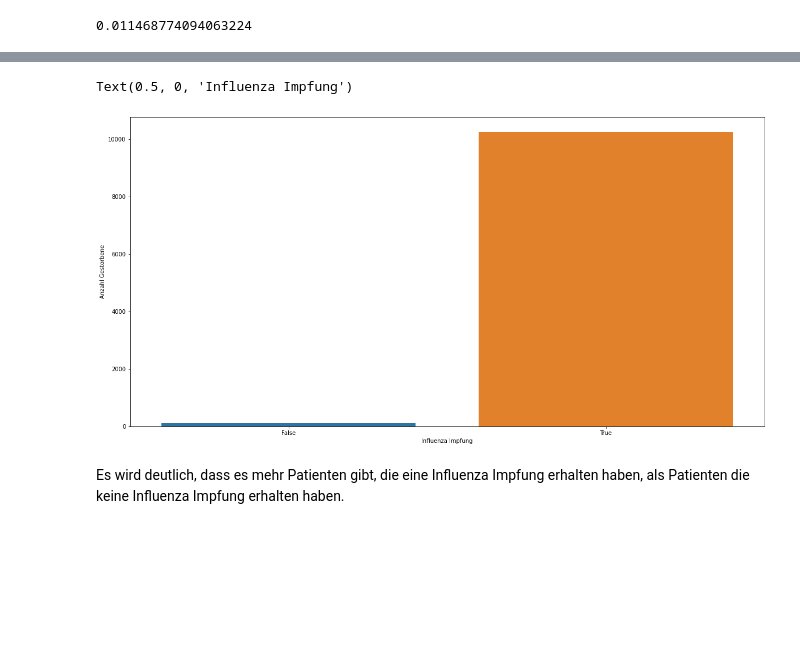
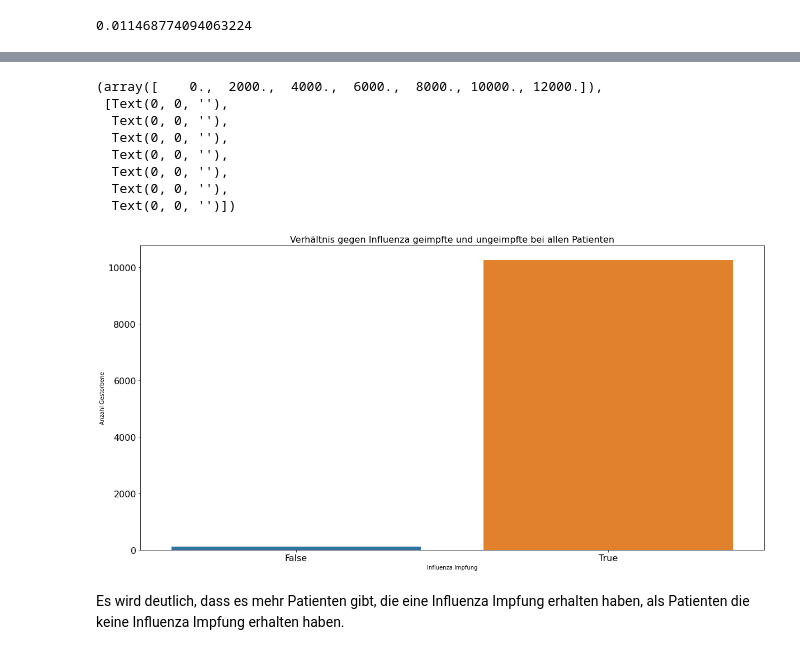
Before and after one commit to Fuenfgeld/DMA2022DataProjectA, a Jupyter notebook: Code/analyse.ipynb, the cells around one changed output, grey strips where cells are left out. Cells and saved outputs as stored; diff of their text form; code cells hidden in the pictures; blank space fills up the shorter version.

```diff
--- a/Code/analyse.ipynb
+++ b/Code/analyse.ipynb
@@ -185,11 +185,21 @@ plt.show()
 # %%
 plt.gcf().set_size_inches(20, 10)
 countplot_gestorbene = sns.countplot(x="Grippe Impfung", data=geimpfte_patienten_all_df)
+plt.title("Verhältnis gegen Influenza geimpfte und ungeimpfte bei allen Patienten", fontsize=16)
 countplot_gestorbene.set_ylabel("Anzahl Gestorbene")
 countplot_gestorbene.set_xlabel("Influenza Impfung")
+plt.xticks(fontsize=16)
+plt.yticks(fontsize=16)
 # %% [output]
-Text(0.5, 0, 'Influenza Impfung')
+(array([    0.,  2000.,  4000.,  6000.,  8000., 10000., 12000.]),
+ [Text(0, 0, ''),
+  Text(0, 0, ''),
+  Text(0, 0, ''),
+  Text(0, 0, ''),
+  Text(0, 0, ''),
+  Text(0, 0, ''),
+  Text(0, 0, '')])
-[figure, old version]
+[figure, new version]
 # %% [markdown]
 Es wird deutlich, dass es mehr Patienten gibt, die eine Influenza Impfung erhalten haben, als Patienten die keine Influenza Impfung erhalten haben.
 # %% [markdown]
```
Also changed, not shown: parts of 10 cells of this notebook, 6 other files.
